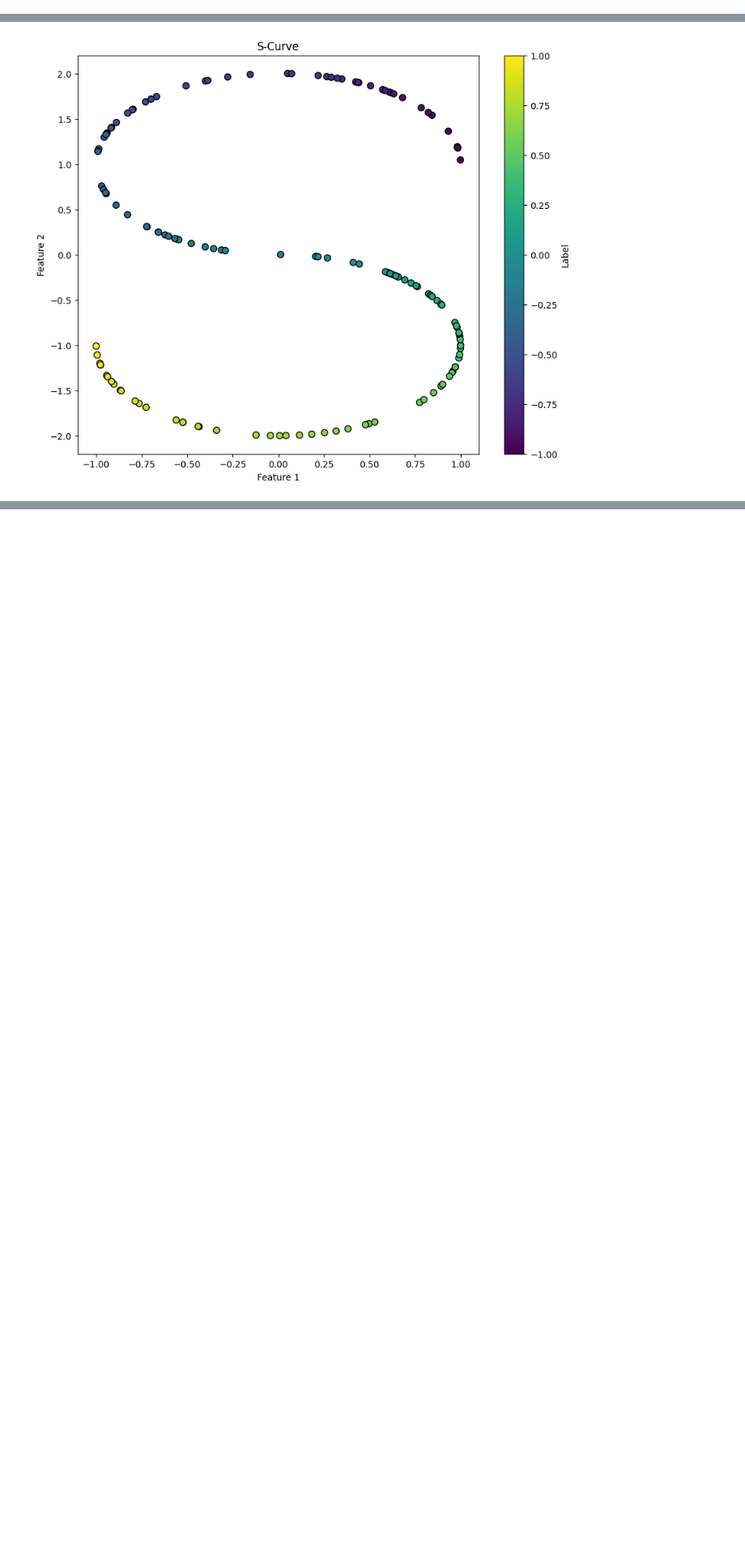
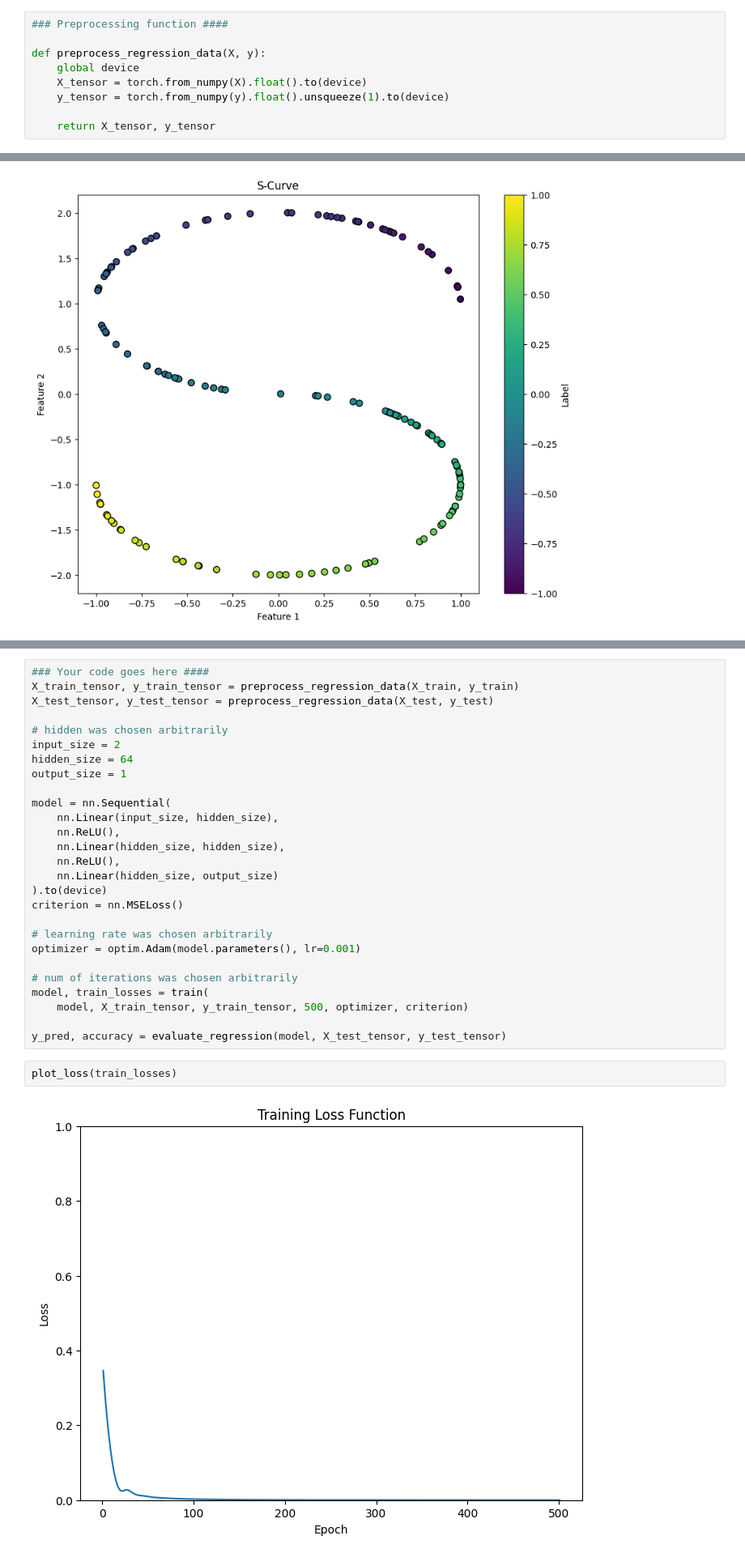
Before and after one commit to JonathanZmora/IntroToDeepLearning, a Jupyter notebook: DL_HW1_I.ipynb, the cells around one changed output, grey strips where cells are left out. Shown at 81% size. Drawn from its saved outputs; the diff is of its cells as text; blank space fills up the shorter version.

```diff
--- a/DL_HW1_I.ipynb
+++ b/DL_HW1_I.ipynb
@@ -606,0 +593,9 @@ from sklearn.metrics import r2_score
+# %%
+### Preprocessing function ####
+
+def preprocess_regression_data(X, y):
+    global device
+    X_tensor = torch.from_numpy(X).float().to(device)
+    y_tensor = torch.from_numpy(y).float().unsqueeze(1).to(device)
+
+    return X_tensor, y_tensor
@@ -693,0 +636,31 @@ Training device: cuda
+# %%
+### Your code goes here ####
+X_train_tensor, y_train_tensor = preprocess_regression_data(X_train, y_train)
+X_test_tensor, y_test_tensor = preprocess_regression_data(X_test, y_test)
+
+# hidden was chosen arbitrarily
+input_size = 2
+hidden_size = 64
+output_size = 1
+
+model = nn.Sequential(
+    nn.Linear(input_size, hidden_size),
+    nn.ReLU(),
+    nn.Linear(hidden_size, hidden_size),
+    nn.ReLU(),
+    nn.Linear(hidden_size, output_size)
+).to(device)
+criterion = nn.MSELoss()
+
+# learning rate was chosen arbitrarily
+optimizer = optim.Adam(model.parameters(), lr=0.001)
+
+# num of iterations was chosen arbitrarily
+model, train_losses = train(
+    model, X_train_tensor, y_train_tensor, 500, optimizer, criterion)
+
+y_pred, accuracy = evaluate_regression(model, X_test_tensor, y_test_tensor)
+# %%
+plot_loss(train_losses)
+# %% [output]
+[figure, added]
```
Also changed, not shown: parts of 15 cells of this notebook.
